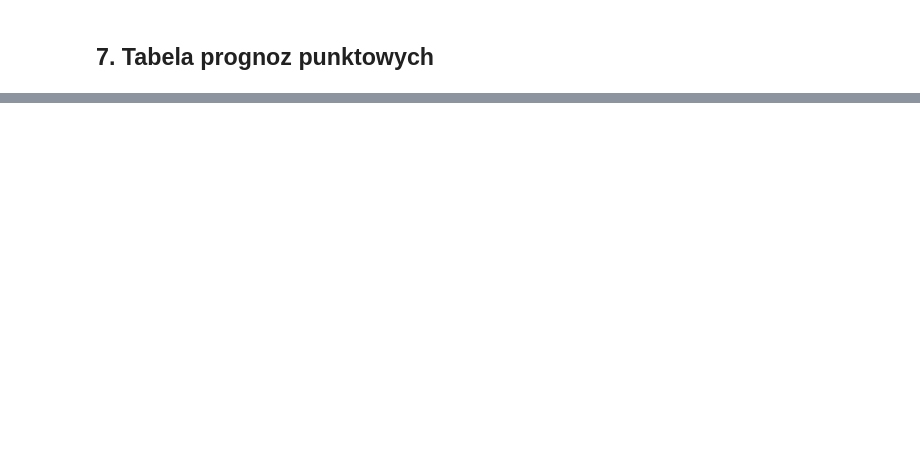
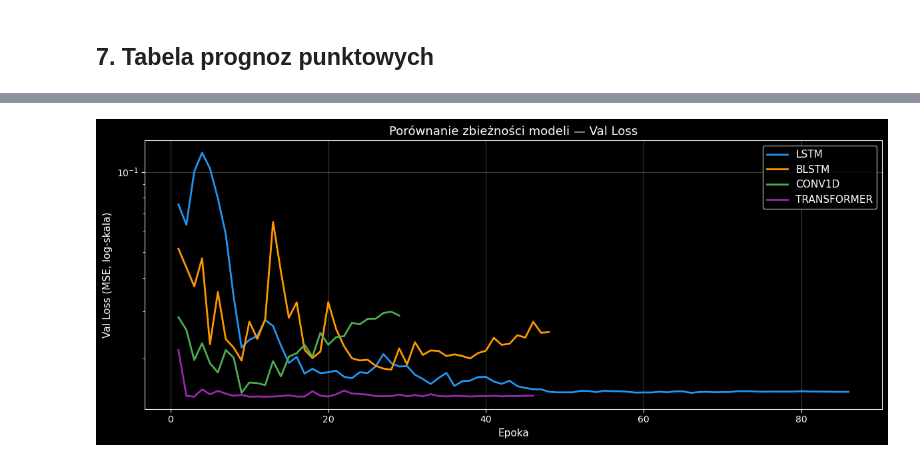
Before and after one commit to AdamDetmer/bitcoin-onchain-analysis, a Jupyter notebook: notebooks/model_comparison.ipynb, the cells around one changed output, grey strips where cells are left out. Saved outputs shown, nothing was run; the diff lists cells and outputs as text; code cells hidden in the pictures; blank space fills up the shorter version.

```diff
--- a/notebooks/model_comparison.ipynb
+++ b/notebooks/model_comparison.ipynb
@@ -335,0 +442,62 @@ Horyzont          Dni      Data                  LSTM             BLSTM
+# %%
+%matplotlib inline
+import sys, pathlib
+sys.path.insert(0, str(pathlib.Path('..').resolve() / 'src'))
+
+import matplotlib.pyplot as plt
+import numpy as np
+from IPython.display import display
+from pathlib import Path
+from model_registry import all_names
+
+COLORS = {
+    'lstm':        '#2196F3',
+    'blstm':       '#FF9800',
+    'conv1d':      '#4CAF50',
+    'transformer': '#9C27B0',
+}
+
+def plot_all_histories(models_dir='../models'):
+    models_dir = Path(models_dir)
+    fig, ax = plt.subplots(figsize=(12, 5))
+
+    any_plotted = False
+    for name in all_names():
+        hist_path = models_dir / name / 'history.npy'
+        if not hist_path.exists():
+            print(f"  Brak {hist_path} — pomijam {name}")
+            continue
+
+        h   = np.load(hist_path, allow_pickle=True).item()
+        col = COLORS.get(name, '#888888')
+
+        val_loss_key = next(
+            (k for k in ('val_price_output_loss', 'val_loss') if k in h), None
+        )
+        if not val_loss_key:
+            print(f"  Brak val_loss w history — pomijam {name}")
+            continue
+
+        epochs = np.arange(1, len(h[val_loss_key]) + 1)
+        ax.plot(epochs, h[val_loss_key], color=col, lw=2.0, label=name.upper())
+        any_plotted = True
+
+    if not any_plotted:
+        print("Brak plików history.npy — najpierw wytrenuj modele.")
+        plt.close(fig)
+        return
+
+    ax.set_yscale('log')
+    ax.set_xlabel('Epoka', fontsize=11)
+    ax.set_ylabel('Val Loss (MSE, log-skala)', fontsize=11)
+    ax.set_title('Porównanie zbieżności modeli — Val Loss', fontsize=13)
+    ax.legend(fontsize=11)
+    ax.grid(True, alpha=0.25)
+
+    fig.tight_layout()
+    display(fig)
+    plt.close(fig)
+
+plot_all_histories('../models')
+# %% [output]
+[figure, added]
```
Also changed, not shown: parts of 11 cells of this notebook, 35 other files.
